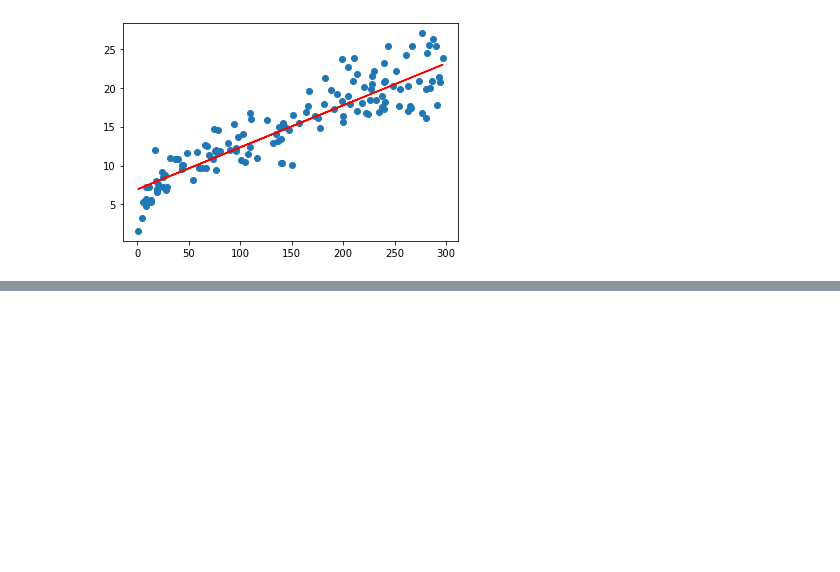
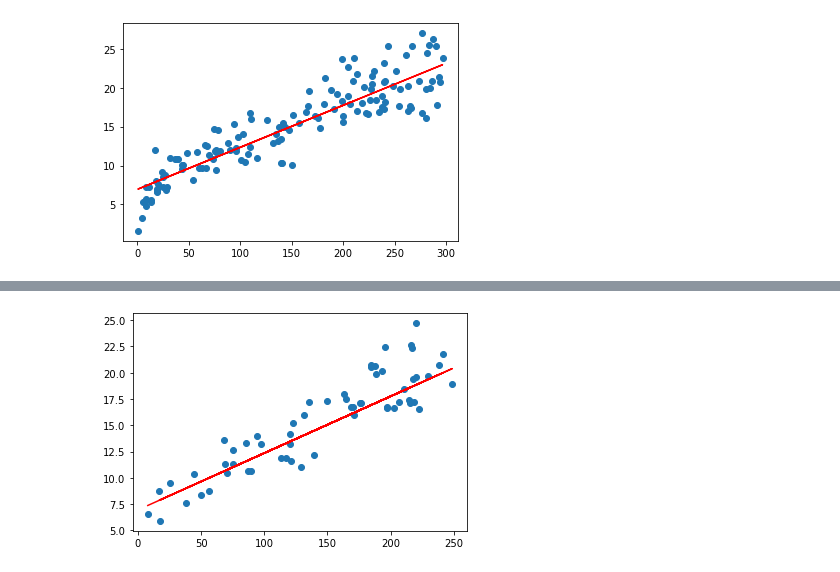
Before and after one commit to Neel-pm/CODSOFT, a Jupyter notebook: TASK 4 - SALES PREDICTION USING PYTHON.ipynb, the cells around one changed output, grey strips where cells are left out. Saved outputs shown, nothing was run; the diff lists cells and outputs as text; code cells hidden in the pictures; blank space fills up the shorter version.

```diff
--- a/TASK 4 - SALES PREDICTION USING PYTHON.ipynb
+++ b/TASK 4 - SALES PREDICTION USING PYTHON.ipynb
@@ -140,0 +173,6 @@ plt.show()
+# %%
+plt.scatter(X_test, y_test)
+plt.plot(X_test, 6.948 + 0.054 * X_test, 'r')
+plt.show()
+# %% [output]
+[figure, added]
```
Also changed, not shown: parts of 9 cells of this notebook.
